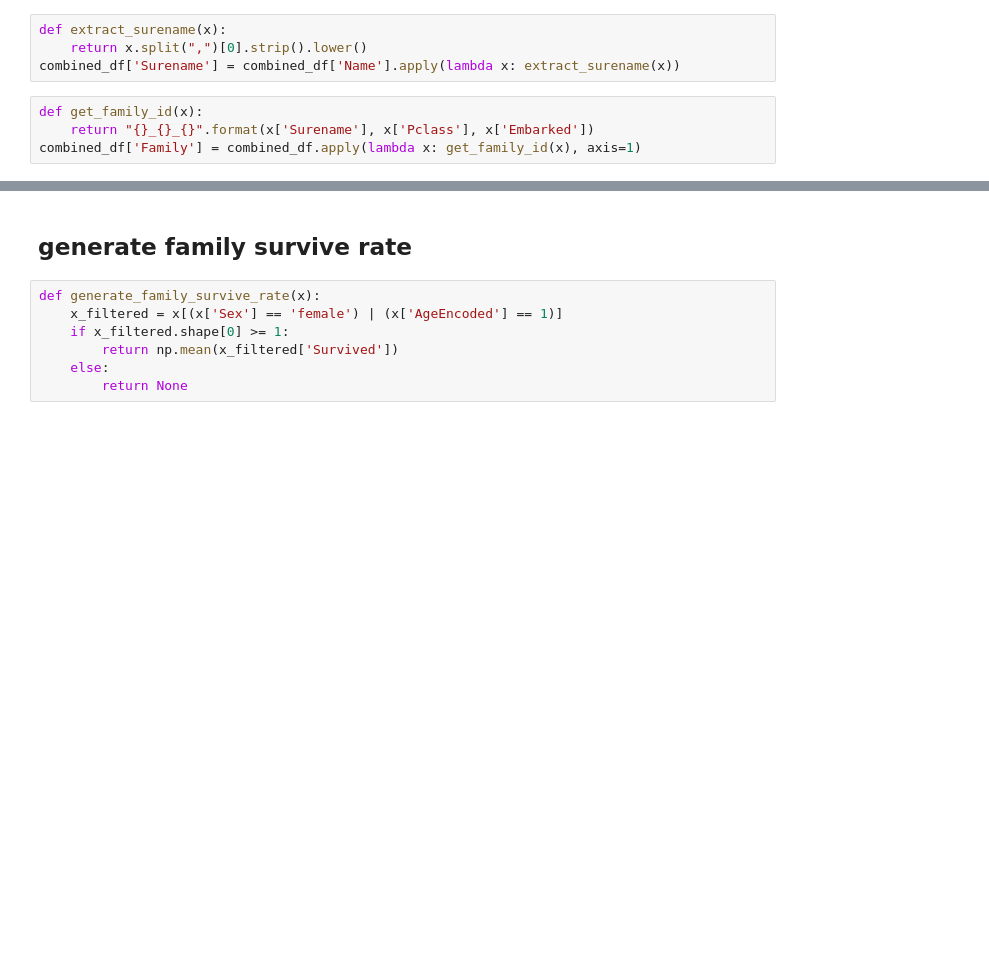
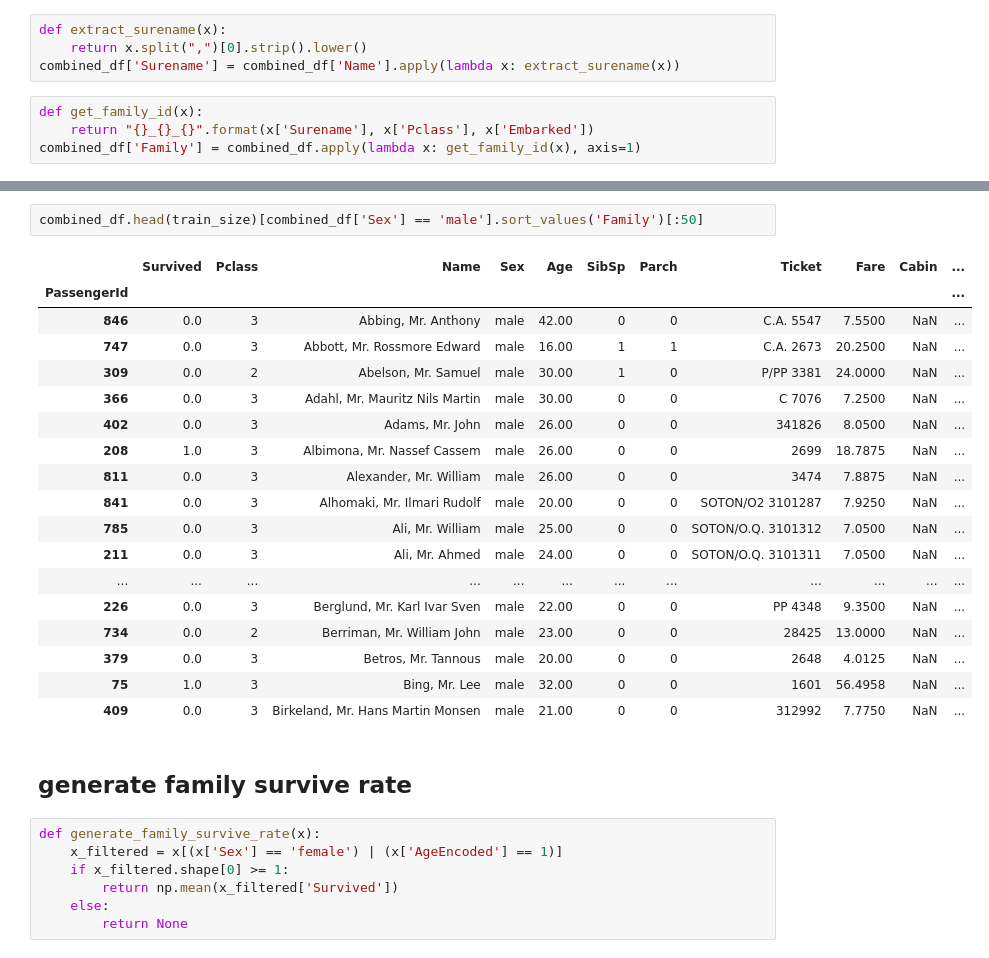
Before and after one commit to xuyannus/kaggles, a Jupyter notebook: Titanic/Family Model.ipynb, the cells around one changed output, grey strips where cells are left out. Drawn from its saved outputs; the diff is of its cells as text; blank space fills up the shorter version.

```diff
--- a/Titanic/Family Model.ipynb
+++ b/Titanic/Family Model.ipynb
@@ -95,4 +88,25 @@ persson_3_S       1
 Name: Family, Length: 915, dtype: int64
+# %%
+combined_df.head(train_size)[combined_df['Sex'] == 'male'].sort_values('Family')[:50]
+# %% [output]
+|  | Survived | Pclass | Name | Sex | Age | SibSp | Parch | Ticket | Fare | Cabin | ... |
+| PassengerId |  |  |  |  |  |  |  |  |  |  | ... |
+| 846 | 0.0 | 3 | Abbing, Mr. Anthony | male | 42.00 | 0 | 0 | C.A. 5547 | 7.5500 | NaN | ... |
+| 747 | 0.0 | 3 | Abbott, Mr. Rossmore Edward | male | 16.00 | 1 | 1 | C.A. 2673 | 20.2500 | NaN | ... |
+| 309 | 0.0 | 2 | Abelson, Mr. Samuel | male | 30.00 | 1 | 0 | P/PP 3381 | 24.0000 | NaN | ... |
+| 366 | 0.0 | 3 | Adahl, Mr. Mauritz Nils Martin | male | 30.00 | 0 | 0 | C 7076 | 7.2500 | NaN | ... |
+| 402 | 0.0 | 3 | Adams, Mr. John | male | 26.00 | 0 | 0 | 341826 | 8.0500 | NaN | ... |
+| 208 | 1.0 | 3 | Albimona, Mr. Nassef Cassem | male | 26.00 | 0 | 0 | 2699 | 18.7875 | NaN | ... |
+| 811 | 0.0 | 3 | Alexander, Mr. William | male | 26.00 | 0 | 0 | 3474 | 7.8875 | NaN | ... |
+| 841 | 0.0 | 3 | Alhomaki, Mr. Ilmari Rudolf | male | 20.00 | 0 | 0 | SOTON/O2 3101287 | 7.9250 | NaN | ... |
+| 785 | 0.0 | 3 | Ali, Mr. William | male | 25.00 | 0 | 0 | SOTON/O.Q. 3101312 | 7.0500 | NaN | ... |
+| 211 | 0.0 | 3 | Ali, Mr. Ahmed | male | 24.00 | 0 | 0 | SOTON/O.Q. 3101311 | 7.0500 | NaN | ... |
+| ... | ... | ... | ... | ... | ... | ... | ... | ... | ... | ... | ... |
+| 226 | 0.0 | 3 | Berglund, Mr. Karl Ivar Sven | male | 22.00 | 0 | 0 | PP 4348 | 9.3500 | NaN | ... |
+| 734 | 0.0 | 2 | Berriman, Mr. William John | male | 23.00 | 0 | 0 | 28425 | 13.0000 | NaN | ... |
+| 379 | 0.0 | 3 | Betros, Mr. Tannous | male | 20.00 | 0 | 0 | 2648 | 4.0125 | NaN | ... |
+| 75 | 1.0 | 3 | Bing, Mr. Lee | male | 32.00 | 0 | 0 | 1601 | 56.4958 | NaN | ... |
+| 409 | 0.0 | 3 | Birkeland, Mr. Hans Martin Monsen | male | 21.00 | 0 | 0 | 312992 | 7.7750 | NaN | ... |
 # %% [markdown]
 ## generate family survive rate
 # %%
```
Also changed, not shown: parts of 3 cells of this notebook, 3 other files.
